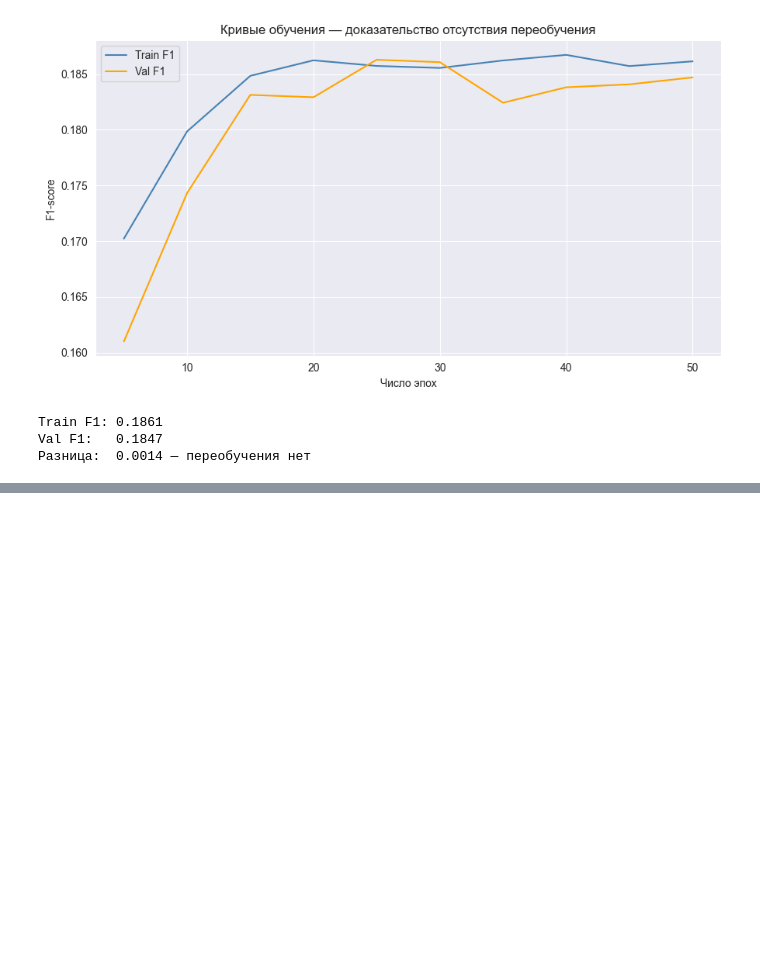
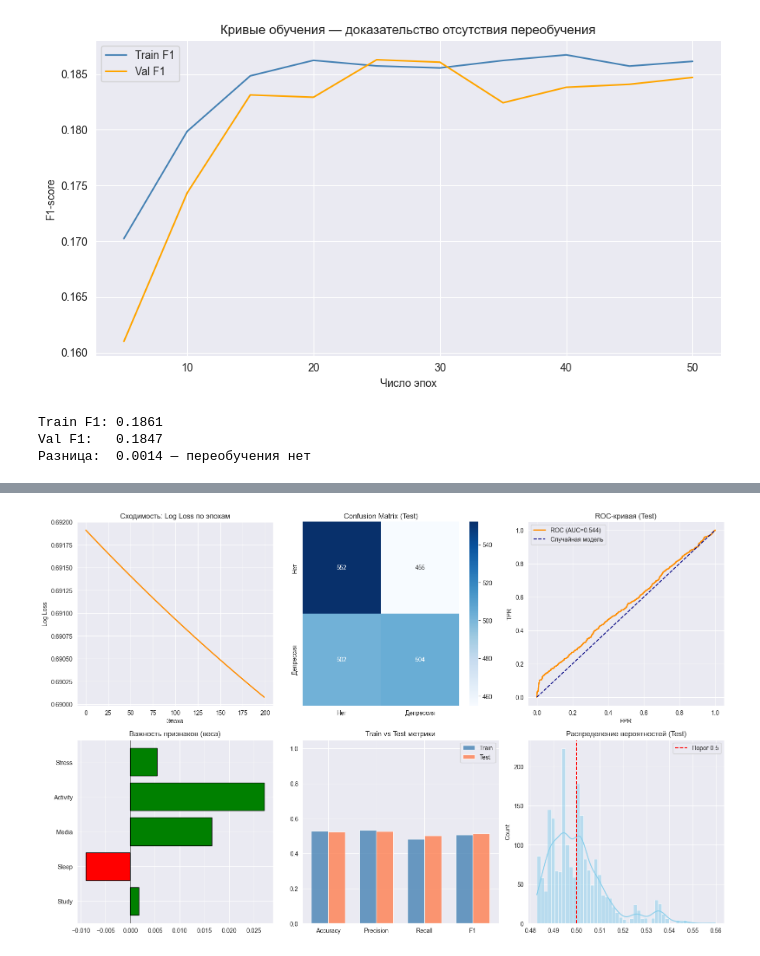
Before and after one commit to kat10n/Datascience_labs, a Jupyter notebook: Lab1/Lab1.ipynb, the cells around one changed output, grey strips where cells are left out. Cells and saved outputs as stored; diff of their text form; code cells hidden in the pictures; blank space fills up the shorter version.

```diff
--- a/Lab1/Lab1.ipynb
+++ b/Lab1/Lab1.ipynb
@@ -600,0 +624,16 @@ Val F1:   0.1847
+# %%
+X = df_balanced[['Study', 'Sleep', 'Stress', 'Stress_squared', 'Sleep_deviation']]
+y = df_balanced['Depression']
+
+X_temp, X_test, y_temp, y_test = train_test_split(
+    X, y, test_size=0.1, random_state=42, stratify=y)
+X_train, X_val, y_train, y_val = train_test_split(
+    X_temp, y_temp, test_size=0.111, random_state=42, stratify=y_temp)
+
+scaler_cls = StandardScaler()
+X_train_scaled = scaler_cls.fit_transform(X_train)
+X_val_scaled   = scaler_cls.transform(X_val)
+X_test_scaled  = scaler_cls.transform(X_test)
+
+print(f"Train: {X_train_scaled.shape[0]}, Val: {X_val_scaled.shape[0]}, Test: {X_test_scaled.shape[0]}")
+print(f"Доля депрессии в train: {y_train.mean():.3f}")
@@ -600,0 +741,53 @@ Val F1:   0.1847
+# %%
+fig = plt.figure(figsize=(16, 10))
+
+# Loss по эпохам
+ax1 = plt.subplot(2, 3, 1)
+ax1.plot(best_model.loss_history, color='darkorange', linewidth=2)
+ax1.set_xlabel('Эпоха'); ax1.set_ylabel('Log Loss')
+ax1.set_title('Сходимость: Log Loss по эпохам')
+
+# Confusion Matrix
+ax2 = plt.subplot(2, 3, 2)
+cm = confusion_matrix(y_test, y_test_pred)
+sns.heatmap(cm, annot=True, fmt='d', cmap='Blues', ax=ax2,
+            xticklabels=['Нет','Депрессия'], yticklabels=['Нет','Депрессия'])
+ax2.set_title('Confusion Matrix (Test)')
+
+# ROC-кривая
+ax3 = plt.subplot(2, 3, 3)
+fpr, tpr, _ = roc_curve(y_test, y_test_proba)
+ax3.plot(fpr, tpr, color='darkorange', lw=2,
+         label=f'ROC (AUC={test_metrics["AUC-ROC"]:.3f})')
+ax3.plot([0,1],[0,1], 'navy', linestyle='--', label='Случайная модель')
+ax3.set_xlabel('FPR'); ax3.set_ylabel('TPR')
+ax3.set_title('ROC-кривая (Test)'); ax3.legend()
+
+# Веса признаков
+ax4 = plt.subplot(2, 3, 4)
+colors = ['green' if w > 0 else 'red' for w in best_model.weights]
+ax4.barh(feature_cols, best_model.weights, color=colors, edgecolor='black')
+ax4.axvline(0, color='black', lw=0.5)
+ax4.set_title('Важность признаков (веса)')
+
+# Train vs Test метрики
+ax5 = plt.subplot(2, 3, 5)
+metrics_names = ['Accuracy','Precision','Recall','F1']
+x = np.arange(len(metrics_names)); w = 0.35
+ax5.bar(x-w/2, [train_metrics[m] for m in metrics_names], w, label='Train', color='steelblue', alpha=0.8)
+ax5.bar(x+w/2, [test_metrics[m]  for m in metrics_names], w, label='Test',  color='coral',    alpha=0.8)
+ax5.set_xticks(x); ax5.set_xticklabels(metrics_names)
+ax5.set_ylim(0, 1.05); ax5.legend()
+ax5.set_title('Train vs Test метрики')
+
+# Распределение вероятностей
+ax6 = plt.subplot(2, 3, 6)
+sns.histplot(y_test_proba, bins=50, kde=True, ax=ax6, color='skyblue')
+ax6.axvline(0.5, color='red', linestyle='--', label='Порог 0.5')
+ax6.set_title('Распределение вероятностей (Test)')
+ax6.legend()
+
+plt.tight_layout()
+plt.show()
+# %% [output]
+[figure, added]
```
Also changed, not shown: parts of 10 cells of this notebook.
